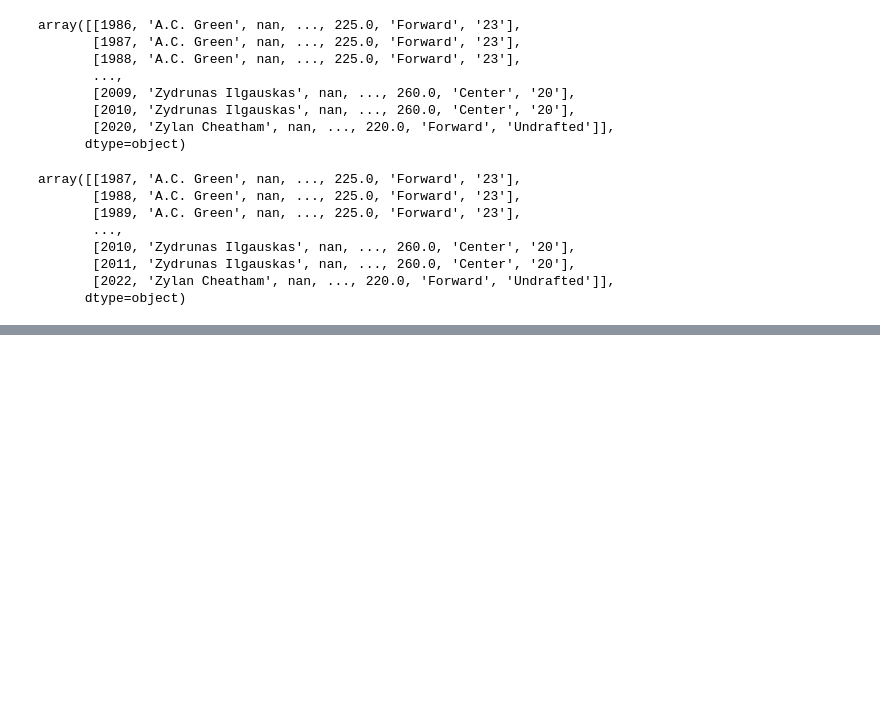
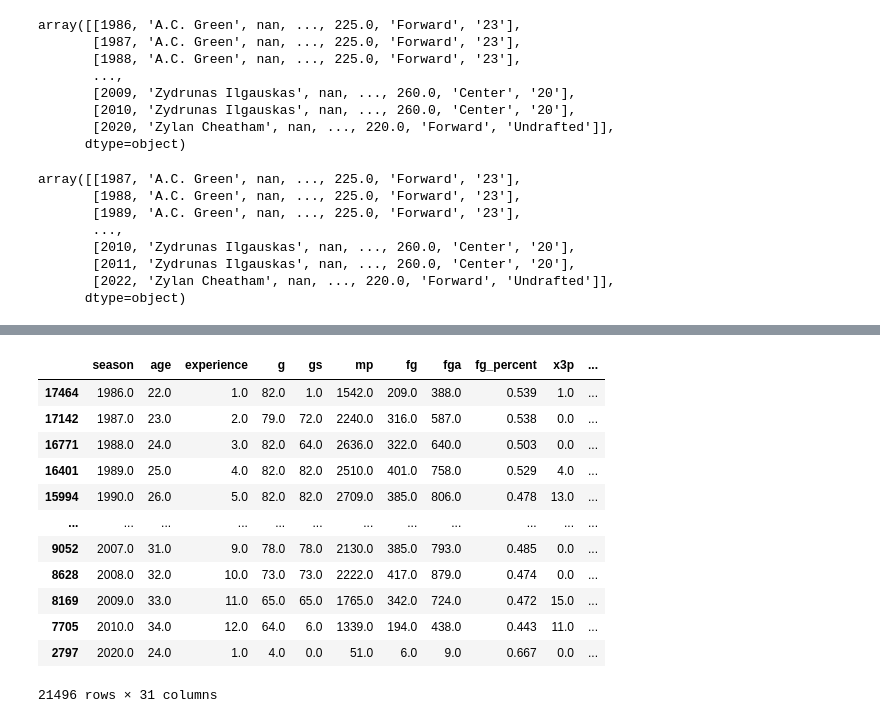
Before and after one commit to cap337/AI_PRAC, a Jupyter notebook: looking_at_data.ipynb, the cells around one changed output, grey strips where cells are left out. Drawn from its saved outputs; the diff is of its cells as text; code cells hidden in the pictures; blank space fills up the shorter version.

```diff
--- a/looking_at_data.ipynb
+++ b/looking_at_data.ipynb
@@ -101,0 +168,18 @@ array([[1987, 'A.C. Green', nan, ..., 225.0, 'Forward', '23'],
+# %%
+# Convert all int types to floats
+int_columns = input_rows_df.select_dtypes(include=['int']).columns
+input_rows_df[int_columns] = input_rows_df[int_columns].astype(float)
+# %% [output]
+|  | season | age | experience | g | gs | mp | fg | fga | fg_percent | x3p | ... |
+| 17464 | 1986.0 | 22.0 | 1.0 | 82.0 | 1.0 | 1542.0 | 209.0 | 388.0 | 0.539 | 1.0 | ... |
+| 17142 | 1987.0 | 23.0 | 2.0 | 79.0 | 72.0 | 2240.0 | 316.0 | 587.0 | 0.538 | 0.0 | ... |
+| 16771 | 1988.0 | 24.0 | 3.0 | 82.0 | 64.0 | 2636.0 | 322.0 | 640.0 | 0.503 | 0.0 | ... |
+| 16401 | 1989.0 | 25.0 | 4.0 | 82.0 | 82.0 | 2510.0 | 401.0 | 758.0 | 0.529 | 4.0 | ... |
+| 15994 | 1990.0 | 26.0 | 5.0 | 82.0 | 82.0 | 2709.0 | 385.0 | 806.0 | 0.478 | 13.0 | ... |
+| ... | ... | ... | ... | ... | ... | ... | ... | ... | ... | ... | ... |
+| 9052 | 2007.0 | 31.0 | 9.0 | 78.0 | 78.0 | 2130.0 | 385.0 | 793.0 | 0.485 | 0.0 | ... |
+| 8628 | 2008.0 | 32.0 | 10.0 | 73.0 | 73.0 | 2222.0 | 417.0 | 879.0 | 0.474 | 0.0 | ... |
+| 8169 | 2009.0 | 33.0 | 11.0 | 65.0 | 65.0 | 1765.0 | 342.0 | 724.0 | 0.472 | 15.0 | ... |
+| 7705 | 2010.0 | 34.0 | 12.0 | 64.0 | 6.0 | 1339.0 | 194.0 | 438.0 | 0.443 | 11.0 | ... |
+| 2797 | 2020.0 | 24.0 | 1.0 | 4.0 | 0.0 | 51.0 | 6.0 | 9.0 | 0.667 | 0.0 | ... |
+21496 rows × 31 columns
```
Also changed, not shown: parts of 12 cells of this notebook.
